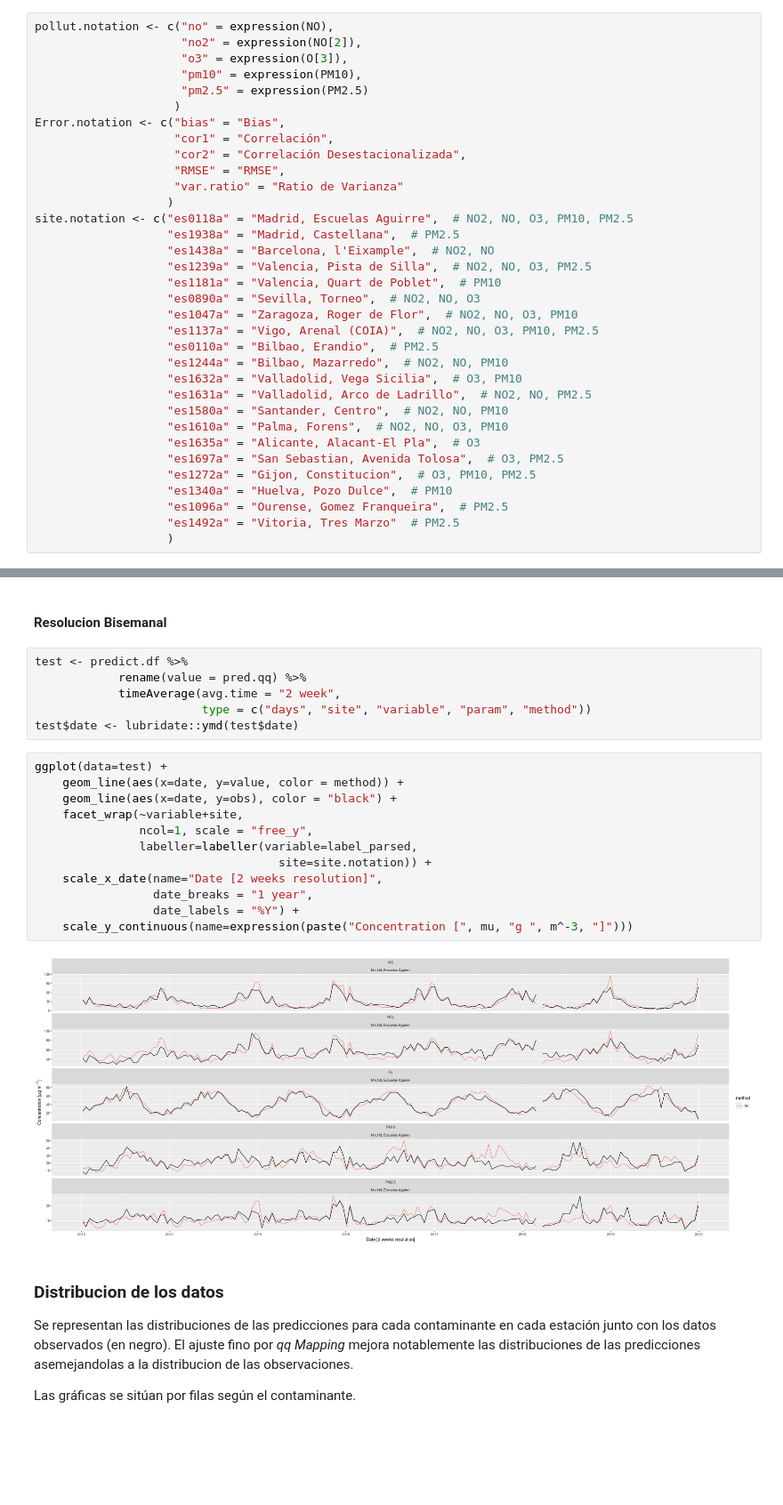
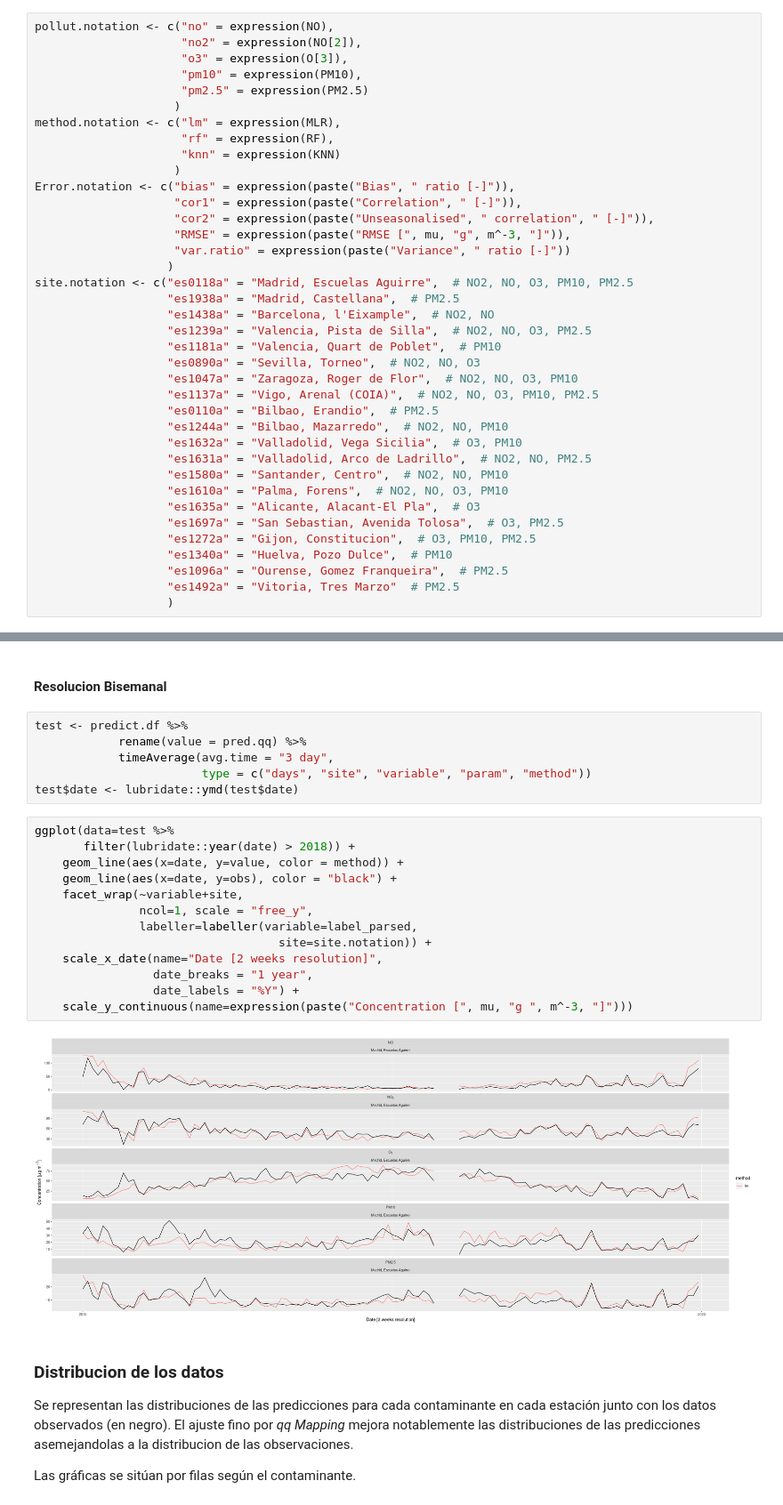
Before and after one commit to Jaimedgp/AirQualityCOVID, a Jupyter notebook: notebooks/Cross-validation/Cross-validation_grph.ipynb, the cells around one changed output, grey strips where cells are left out. Shown at 89% size. Saved outputs shown, nothing was run; the diff lists cells and outputs as text; blank space fills up the shorter version.

```diff
--- a/notebooks/Cross-validation/Cross-validation_grph.ipynb
+++ b/notebooks/Cross-validation/Cross-validation_grph.ipynb
@@ -101,11 +101,15 @@ pollut.notation <- c("no" = expression(NO),
                      "pm10" = expression(PM10),
                      "pm2.5" = expression(PM2.5)
                     )
-Error.notation <- c("bias" = "Bias",
-                    "cor1" = "Correlación",
-                    "cor2" = "Correlación Desestacionalizada",
-                    "RMSE" = "RMSE",
-                    "var.ratio" = "Ratio de Varianza"
+method.notation <- c("lm" = expression(MLR),
+                     "rf" = expression(RF),
+                     "knn" = expression(KNN)
+                    )
+Error.notation <- c("bias" = expression(paste("Bias", " ratio [-]")),
+                    "cor1" = expression(paste("Correlation", " [-]")),
+                    "cor2" = expression(paste("Unseasonalised", " correlation", " [-]")),
+                    "RMSE" = expression(paste("RMSE [", mu, "g", m^-3, "]")),
+                    "var.ratio" = expression(paste("Variance", " ratio [-]"))
                    )
 site.notation <- c("es0118a" = "Madrid, Escuelas Aguirre",  # NO2, NO, O3, PM10, PM2.5
                    "es1938a" = "Madrid, Castellana",  # PM2.5
@@ -440,23 +441,24 @@ plt.serie
 # %%
 test <- predict.df %>%
             rename(value = pred.qq) %>%
-            timeAverage(avg.time = "2 week",
+            timeAverage(avg.time = "3 day",
                         type = c("days", "site", "variable", "param", "method"))
 test$date <- lubridate::ymd(test$date)
 # %%
-ggplot(data=test) +
+ggplot(data=test %>%
+       filter(lubridate::year(date) > 2018)) +
     geom_line(aes(x=date, y=value, color = method)) +
     geom_line(aes(x=date, y=obs), color = "black") +
     facet_wrap(~variable+site,
                ncol=1, scale = "free_y",
                labeller=labeller(variable=label_parsed,
                                    site=site.notation)) +
     scale_x_date(name="Date [2 weeks resolution]",
                  date_breaks = "1 year",
                  date_labels = "%Y") +
     scale_y_continuous(name=expression(paste("Concentration [", mu, "g ", m^-3, "]")))
 # %% [output]
-[figure, old version]
+[figure, new version]
 # %% [markdown]
 ### Distribucion de los datos
 
```
Also changed, not shown: parts of 5 cells of this notebook, 4 other files.
